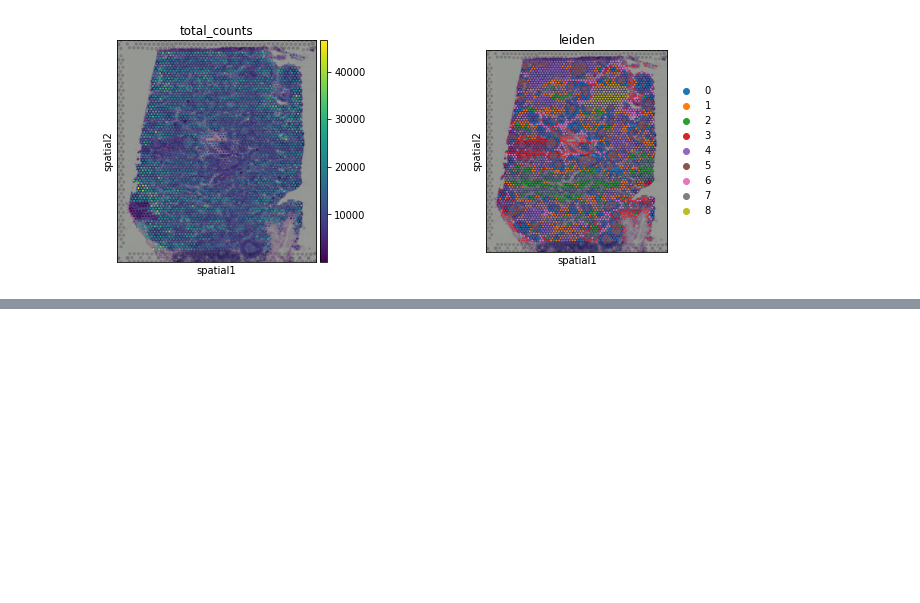
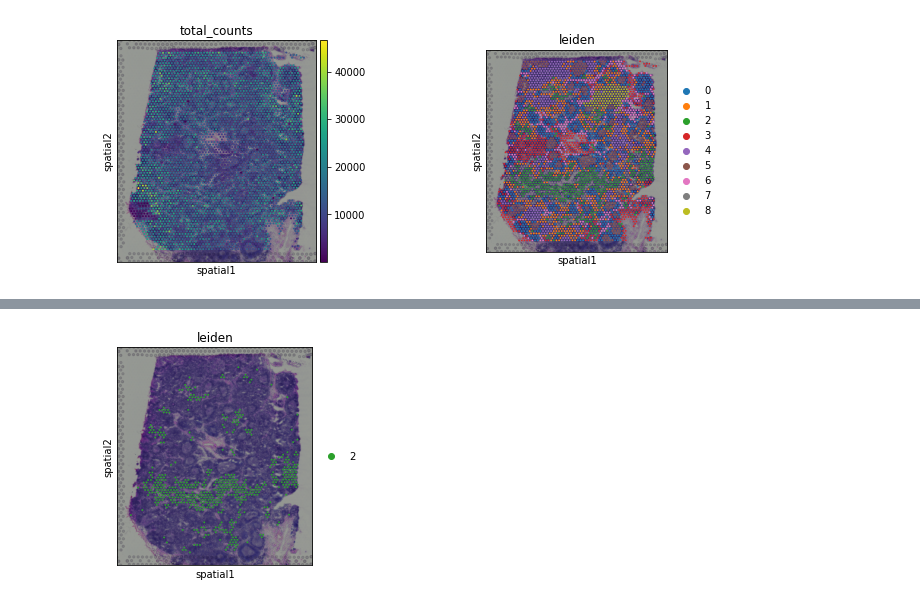
Before and after one commit to scverse/squidpy, a Jupyter notebook: notebooks/ripley_lymphnode.ipynb, the cells around one changed output, grey strips where cells are left out. Cells and saved outputs as stored; diff of their text form; code cells hidden in the pictures; blank space fills up the shorter version.

```diff
--- a/notebooks/ripley_lymphnode.ipynb
+++ b/notebooks/ripley_lymphnode.ipynb
@@ -243,0 +66,9 @@ plt.plot(
+# %%
+sc.pl.spatial(
+    adata,
+    img_key="hires",
+    color=["leiden"],
+    groups="2",
+)
+# %% [output]
+[figure, added]
```
Also changed, not shown: parts of 30 cells of this notebook, 2 other files.
